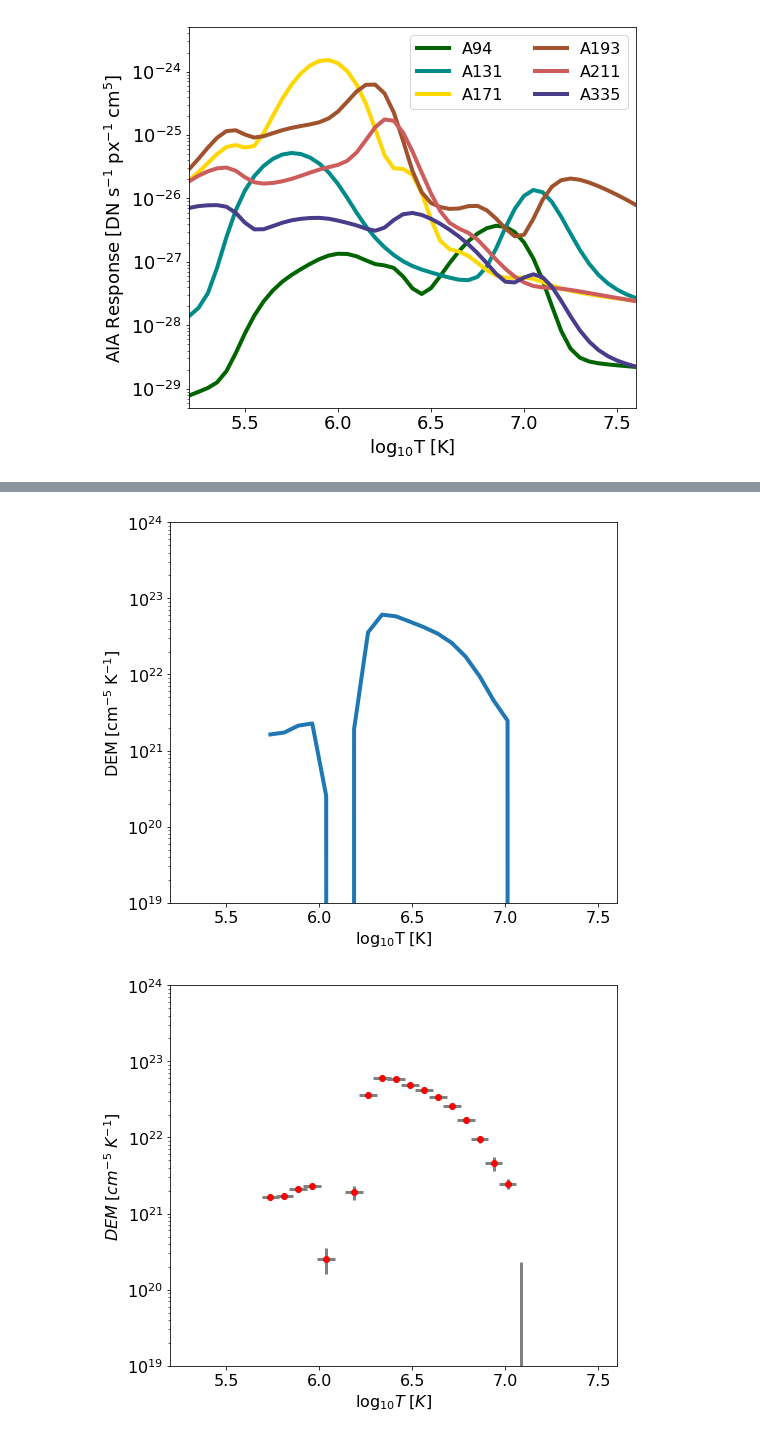
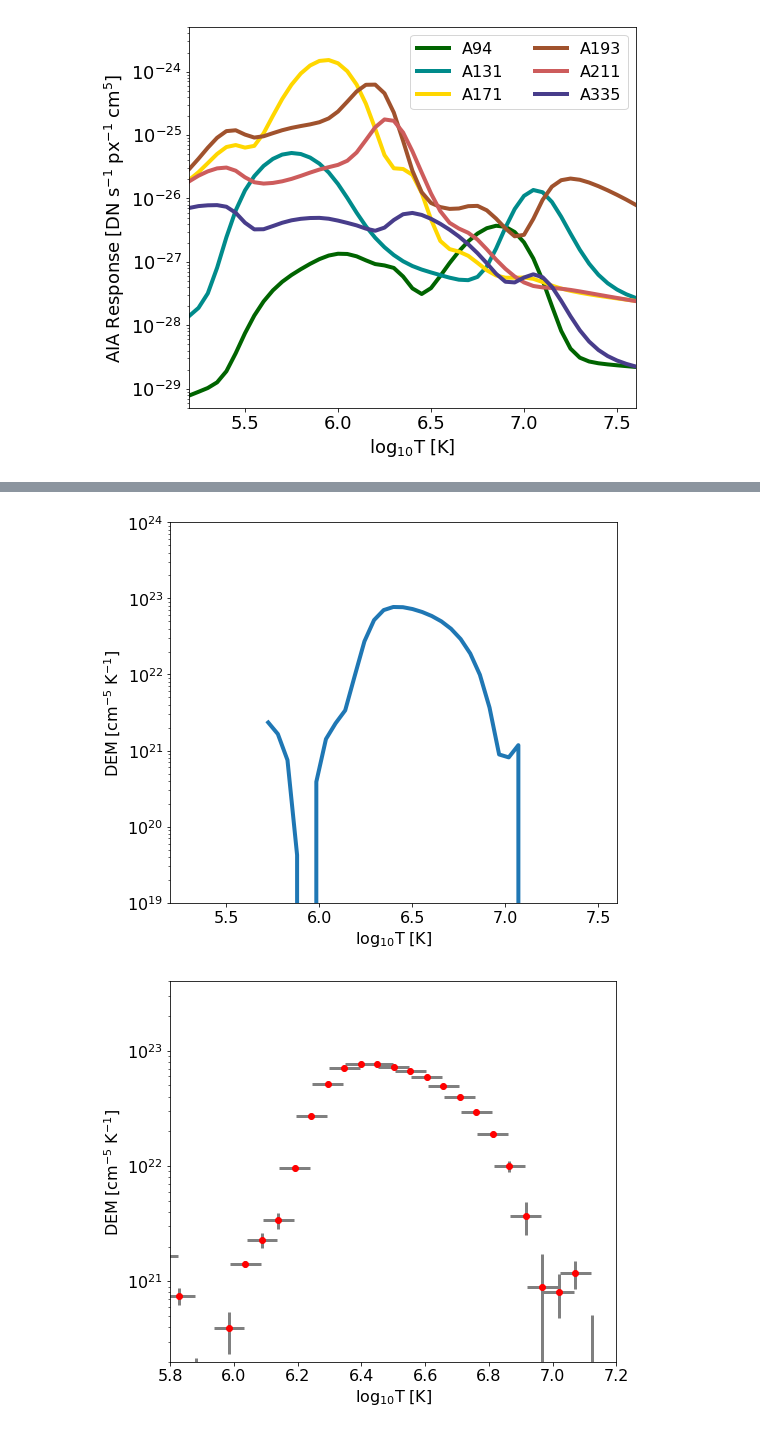
Before and after one commit to ianan/demreg, a Jupyter notebook: python/example_demregpy.ipynb, the cells around one changed output, grey strips where cells are left out. Drawn from its saved outputs; the diff is of its cells as text; code cells hidden in the pictures.

```diff
--- a/python/example_demregpy.ipynb
+++ b/python/example_demregpy.ipynb
@@ -64,14 +64,19 @@ plt.show()
 # %%
 # Just define some data and uncertainties that well use to calculate the DEM
 #  data in DN/s/px and from a Gaussian DEM model
-dn_in=np.array([274.2, 166.9, 2842.9, 8496.3, 6941.9, 876.1])
+# dn_in=np.array([274.2, 166.9, 2842.9, 8496.3, 6941.9, 876.1])
 
-#  error also DN/s/px - approx read + photon noise
-edn_in=np.array([14.9, 10.9, 41.1, 65.3, 47.1, 14.1])
+# #  error also DN/s/px - approx read + photon noise
+# edn_in=np.array([14.9, 10.9, 41.1, 65.3, 47.1, 14.1])
+
+# The following values are actually synthesised via the response used in the demreg
+# Produced with the sswidl code
+dn_in=np.array([344.66391, 259.06767, 3672.9657, 11350.525, 8267.2913, 1142.7591])
+edn_in=np.array([15.362302, 11.533164, 37.720239, 61.367100, 50.094294, 15.113848])
 # %%
 #  What temperature binning do we want for the output DEM?
 #  These are the bin edges
-temps=np.logspace(5.7,7.2,num=21)
+temps=np.logspace(5.7,7.2,num=30)
 # print(temps)
 
 # Temperature bin mid-points for DEM plottin
@@ -95,17 +100,17 @@ plt.xlim([5.2,7.6])
 plt.rcParams.update({'font.size': 16})
 plt.show()
 # %% [output]
-[figure, old version]
+[figure, new version]
 # %%
 fig = plt.figure(figsize=(8, 7))
 plt.errorbar(mlogt,dem,xerr=elogt,yerr=edem,fmt='or',ecolor='gray', elinewidth=3, capsize=0)
-plt.xlabel('$\log_{10}T\;[K]$')
-plt.ylabel('$DEM\;[cm^{-5}\;K^{-1}]$')
-plt.ylim([1e19,1e24])
-plt.xlim([5.2,7.6])
+plt.xlabel('$\mathrm{\log_{10}T\;[K]}$')
+plt.ylabel('$\mathrm{DEM\;[cm^{-5}\;K^{-1}]}$')
+plt.ylim([2e20,4e23])
+plt.xlim([5.8,7.2])
 plt.rcParams.update({'font.size': 16})
 plt.yscale('log')
 plt.show()
 # %% [output]
-[figure, old version]
+[figure, new version]
 # %%
```
Also changed, not shown: parts of 3 cells of this notebook.
